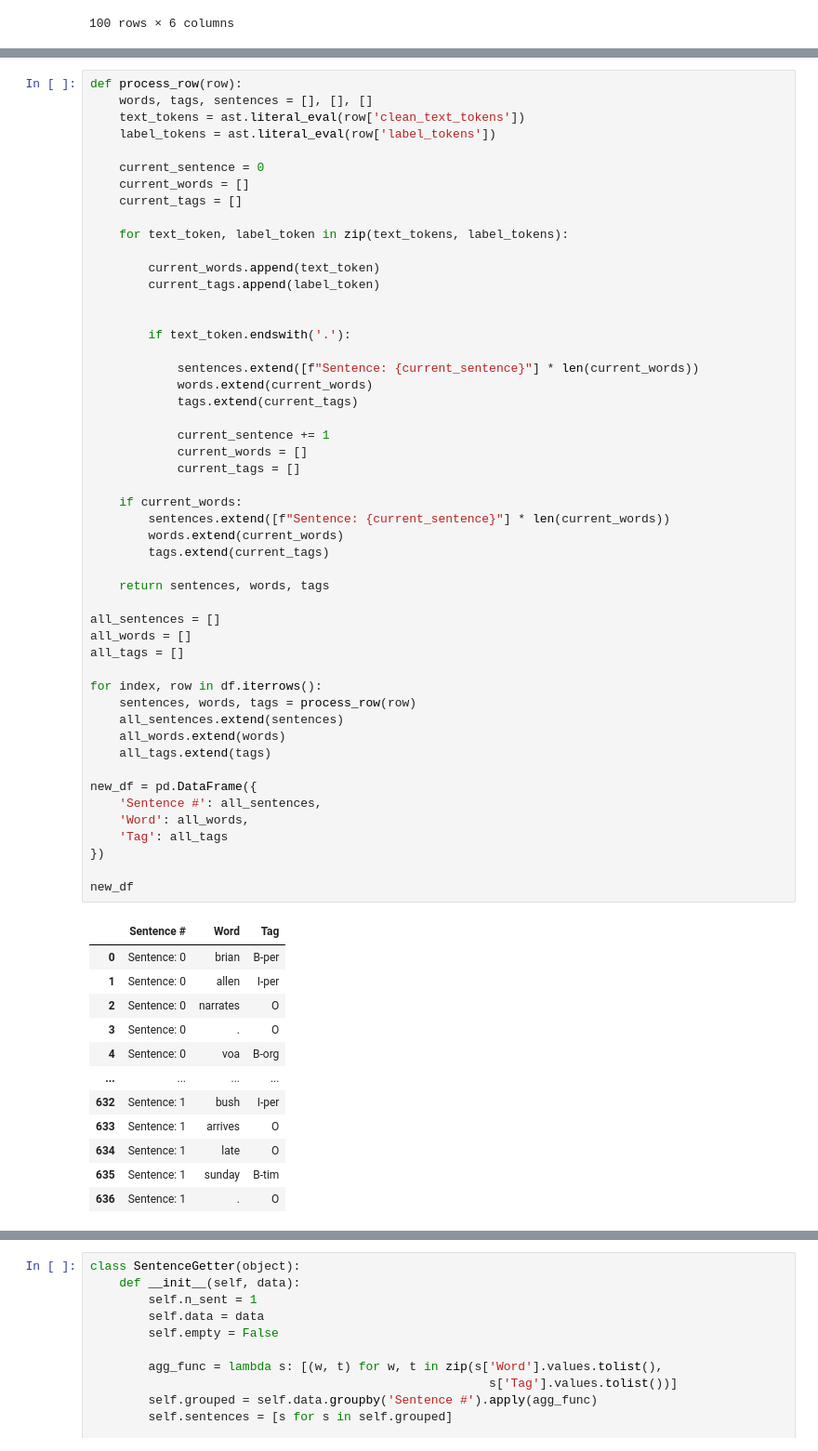
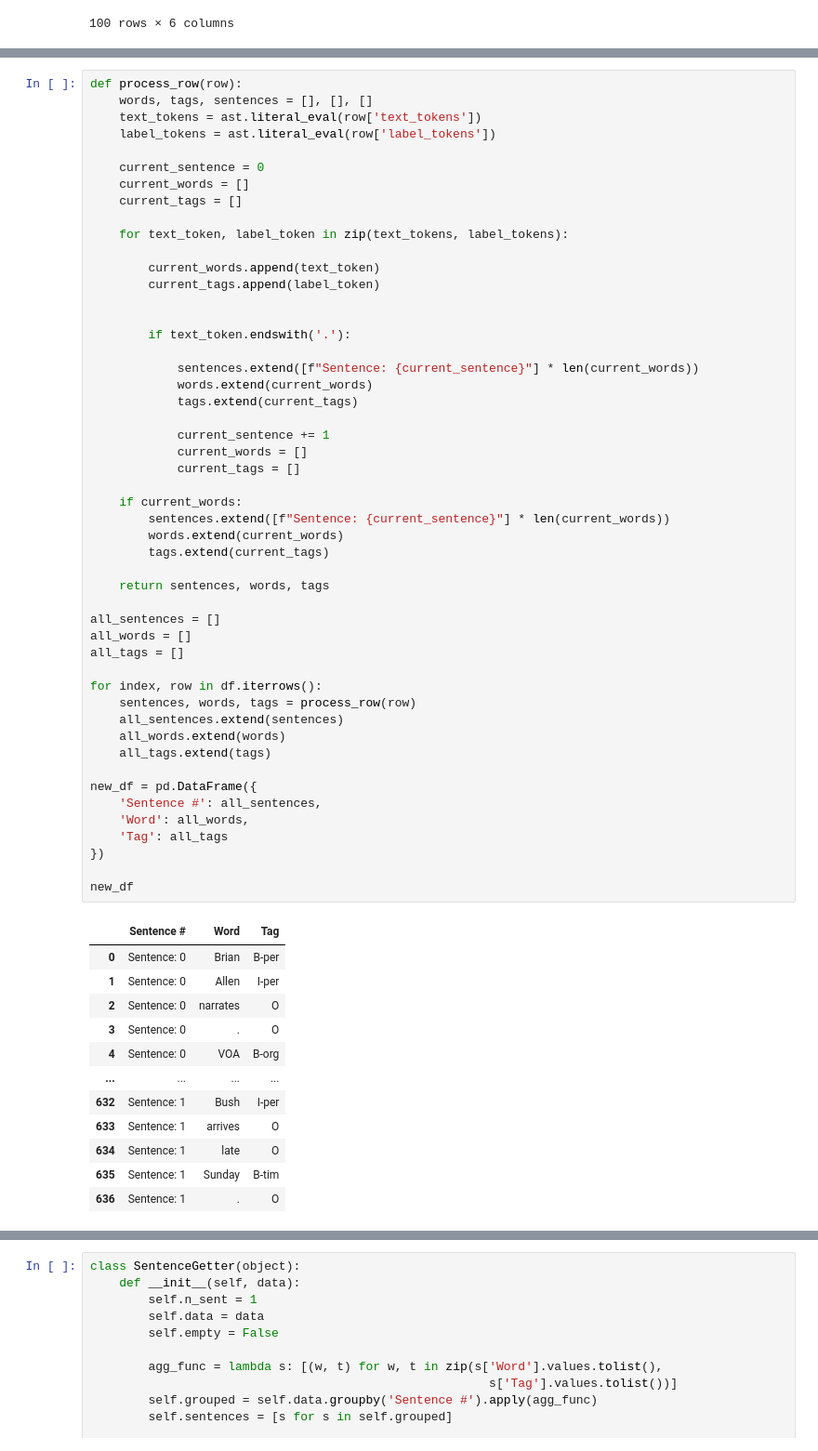
Before and after one commit to ElenaRodionova/NER, a Jupyter notebook: NER.ipynb, the cells around one changed output, grey strips where cells are left out. Shown at 93% size. Cells and saved outputs as stored; diff of their text form.

```diff
--- a/NER.ipynb
+++ b/NER.ipynb
@@ -335,7 +401,7 @@ df
 # %%
 def process_row(row):
     words, tags, sentences = [], [], []
-    text_tokens = ast.literal_eval(row['clean_text_tokens'])
+    text_tokens = ast.literal_eval(row['text_tokens'])
     label_tokens = ast.literal_eval(row['label_tokens'])
 
     current_sentence = 0
@@ -357,42 +423,42 @@ def process_row(row):
             current_sentence += 1
             current_words = []
             current_tags = []
 
     if current_words:
         sentences.extend([f"Sentence: {current_sentence}"] * len(current_words))
         words.extend(current_words)
         tags.extend(current_tags)
 
     return sentences, words, tags
 
 all_sentences = []
 all_words = []
 all_tags = []
 
 for index, row in df.iterrows():
     sentences, words, tags = process_row(row)
     all_sentences.extend(sentences)
     all_words.extend(words)
     all_tags.extend(tags)
 
 new_df = pd.DataFrame({
     'Sentence #': all_sentences,
     'Word': all_words,
     'Tag': all_tags
 })
 
 new_df
 # %% [output]
 |  | Sentence # | Word | Tag |
-| 0 | Sentence: 0 | brian | B-per |
-| 1 | Sentence: 0 | allen | I-per |
+| 0 | Sentence: 0 | Brian | B-per |
+| 1 | Sentence: 0 | Allen | I-per |
 | 2 | Sentence: 0 | narrates | O |
 | 3 | Sentence: 0 | . | O |
-| 4 | Sentence: 0 | voa | B-org |
+| 4 | Sentence: 0 | VOA | B-org |
 | ... | ... | ... | ... |
-| 632 | Sentence: 1 | bush | I-per |
+| 632 | Sentence: 1 | Bush | I-per |
 | 633 | Sentence: 1 | arrives | O |
 | 634 | Sentence: 1 | late | O |
-| 635 | Sentence: 1 | sunday | B-tim |
+| 635 | Sentence: 1 | Sunday | B-tim |
 | 636 | Sentence: 1 | . | O |
 637 rows × 3 columns
```
Also changed, not shown: parts of 24 cells of this notebook, 2 other files.
